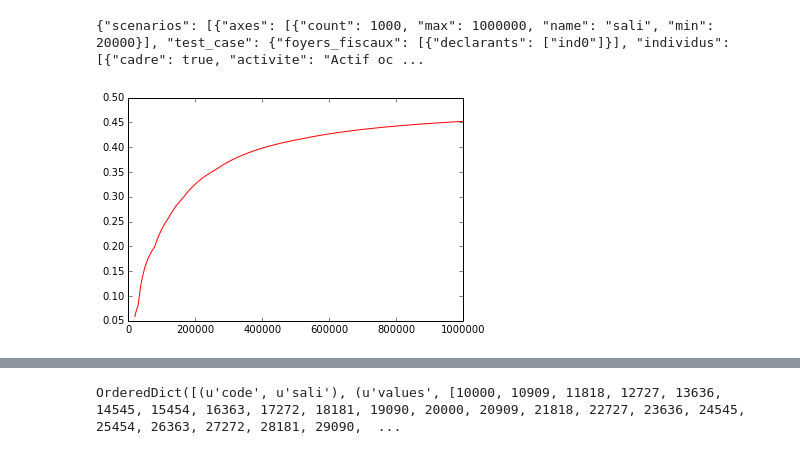
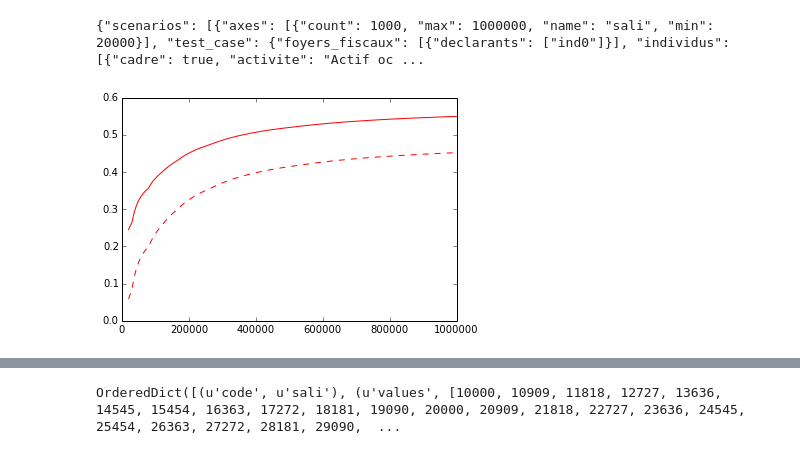
Before and after one commit to fmassot/openfisca-web-notebook, a Jupyter notebook: calcul_taux_effectif.ipynb, the cells around one changed output, grey strips where cells are left out. Drawn from its saved outputs; the diff is of its cells as text; code cells hidden in the pictures.

Commit message:
Ajout cotisations

```diff
--- a/calcul_taux_effectif.ipynb
+++ b/calcul_taux_effectif.ipynb
@@ -11,15 +11,18 @@ base_case = dict(
         dict(code = 'salsuperbrut', title = 'Salaire super brut'),
         dict(code = 'salnet', title = 'Salaire net'),
         dict(code = 'sali', title = 'Salaire imposable'),
-        dict(code = 'loyer', title = 'Loyer'),
         dict(code = 'revdisp', title = 'Revenu disponible'),
+        dict(code = 'cotsoc_noncontrib', title = 'Cotisations sociales non contributives'),
+        dict(code = 'cotsal_contrib', title = 'Cotisations sociales salariales contributives'),
+        dict(code = 'cotpat_contrib', title = 'Cotisations pa contributives'),
         ],
 )
 
-cases = {
-
-}
-
+#
+# revdisp
+# sali + cotpat_contrib + cotsal_contrib
+# 1- revdisp / sali + cotsoc_noncontrib
+#
 SALI_MAX = 1000000
 SALI_MIN = 20000
 SALI_STEP = 1000
@@ -31,13 +34,7 @@ WARNING: pylab import has clobbered these variables: ['power', 'random', 'fft',
 `%pylab --no-import-all` prevents importing * from pylab and numpy
 # %%
 simulation = dict(
-    decomposition = [
-        dict(code = 'salsuperbrut', title = 'Salaire super brut'),
-        dict(code = 'salnet', title = 'Salaire net'),
-        dict(code = 'sali', title = 'Salaire imposable'),
-        dict(code = 'loyer', title = 'Loyer'),
-        dict(code = 'revdisp', title = 'Revenu disponible'),
-        ],
+    base_case,
     scenarios = [
         dict(
             axes = [
@@ -101,8 +95,22 @@ salis = variables[2]['values']
+# %%
+revdisps =  variables[3]['values']
+salis = variables[2]['values']
+cotsoc_noncontribs = variables[4]['values']
+cotsal_contribs = variables[5]['values']
+cotpat_contribs = variables[6]['values']
+#
+# revdisp
+# sali + cotpat_contrib + cotsal_contrib
+# 1- revdisp / sali + cotsoc_noncontrib
+#
+# %%
+test = [1-revdisp/(sali-cotsoc_noncontrib) for revdisp, sali, cotsoc_noncontrib in zip(revdisps, salis, cotsoc_noncontribs)]
 # %%
 taux_effectif = [1-revdisp/sali for revdisp, sali in zip(revdisps, salis)]
 # %%
 figure()
-plot(salis, taux_effectif, 'r')
+plot(salis, test, 'r')
+plot(salis, taux_effectif, 'r--')
 show()
 # %% [output]
-[figure, old version]
+[figure, new version]
```
Also changed, not shown: parts of 7 cells of this notebook.
